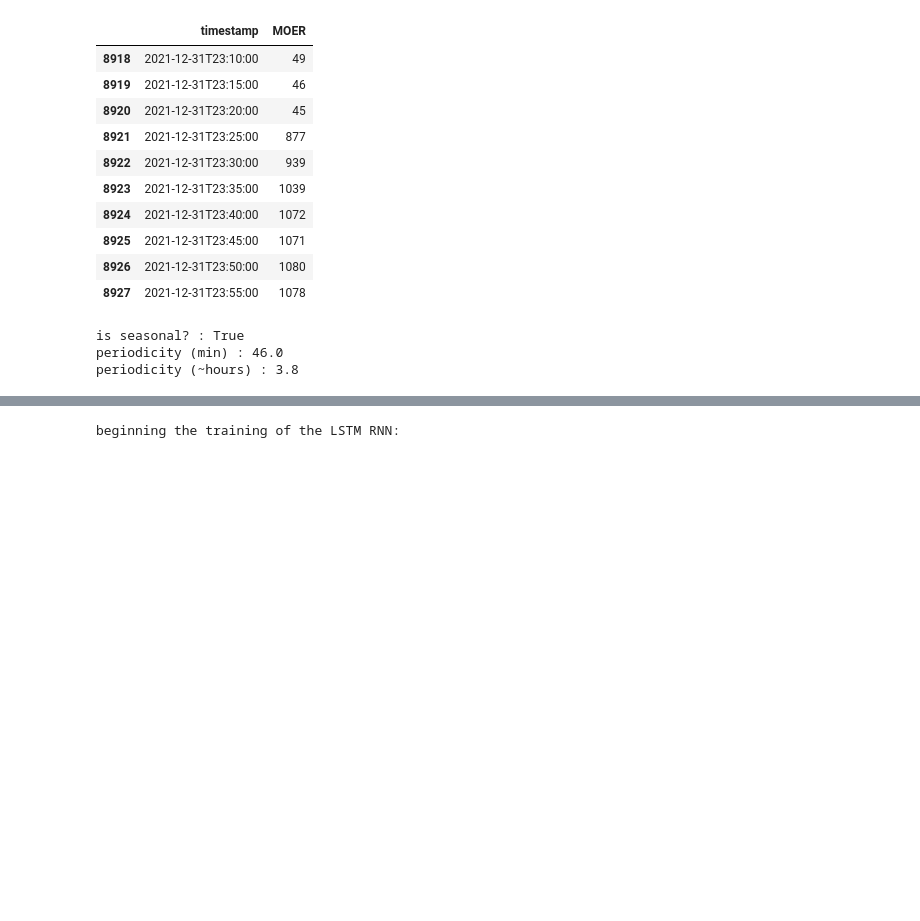
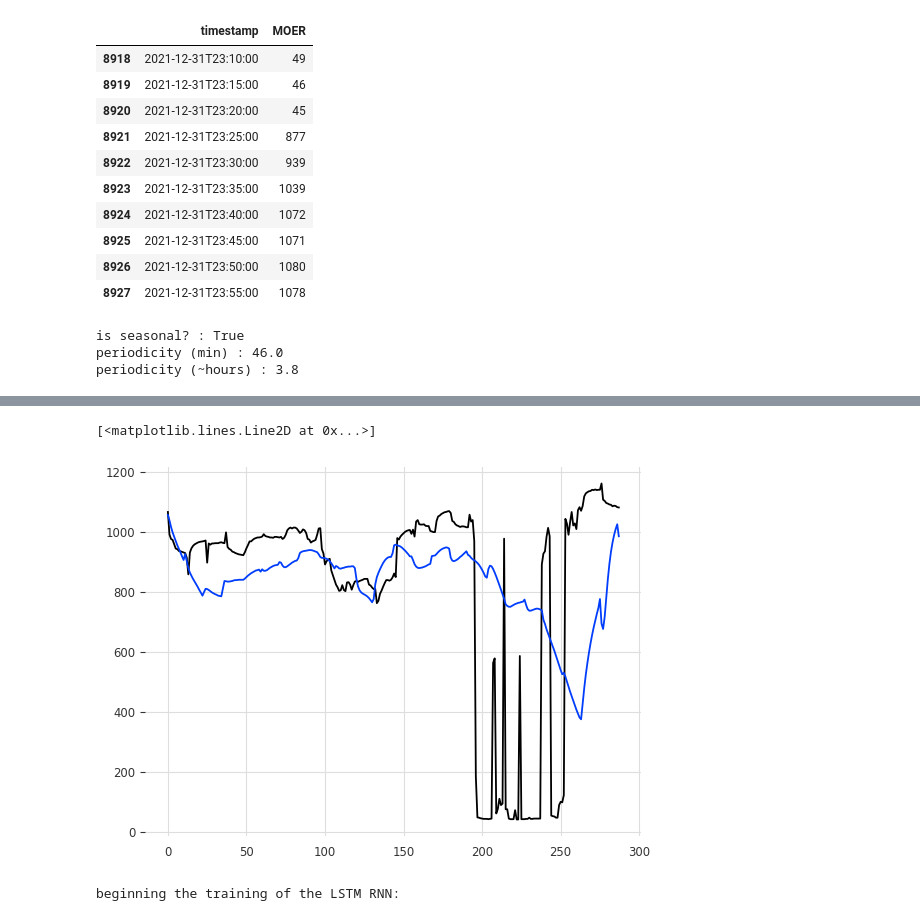
Before and after one commit to jarviskroos7/pev_intelligent_charging_control, a Jupyter notebook: emission_pred/prediction_elouan.ipynb, the cells around one changed output, grey strips where cells are left out. Drawn from its saved outputs; the diff is of its cells as text; code cells hidden in the pictures; blank space fills up the shorter version.

```diff
--- a/emission_pred/prediction_elouan.ipynb
+++ b/emission_pred/prediction_elouan.ipynb
@@ -275,4 +275,9 @@ RMSE : 0.2951
 se : 0.5433
 [figure]
 # %%
-pred[0]
+pred = trf.inverse_transform(pred)
+values_array = pred.values()
+values_list = values_array.tolist()
+val=[]
+for i in values_list:
+  val.append(i[0])
@@ -289,4 +284,17 @@ Attributes:
 # %%
 import pandas as pd
 import xarray as xr
+
+# create sample data
+timestamps = pd.date_range(start='2021-12-25', periods=288, freq='5min')
+values = []
+for i in range (288):
+  values.append(i)
+pred2 = xr.DataArray(values, coords=[timestamps], dims=['time'])
+
+# convert to pandas DataFrame
+df2 = pred2.to_dataframe(name='value').reset_index()
+df2["pred"]=val
+df3 = df2.drop(columns=["value"])
+df3
 # %% [output]
@@ -293,0 +314,9 @@ AttributeError: ignored
+# %%
+df4 = df_indexed['MOER']
+dff=df4.loc[6912:7199]
+dfff=dff.reset_index()
+merged_df = pd.merge(df3, dfff, left_index=True, right_index=True)
+df_pred = merged_df.drop(columns=["index"])
+df_pred = df_pred.rename(columns={'MOER': 'real'})
+df_pred['pred'] = df_pred['pred'].round().astype("int")
+df_pred
@@ -294,3 +339,9 @@ AttributeError: ignored
+# %%
+plt.plot(df_pred['real'])
+plt.plot(df_pred['pred'])
+# %% [output]
+[<matplotlib.lines.Line2D at 0x...>]
+[figure, added]
 # %%
 def fit_it(model, train, val, flavor):
     t_start =  time.perf_counter()
```
Also changed, not shown: parts of 5 cells of this notebook.
